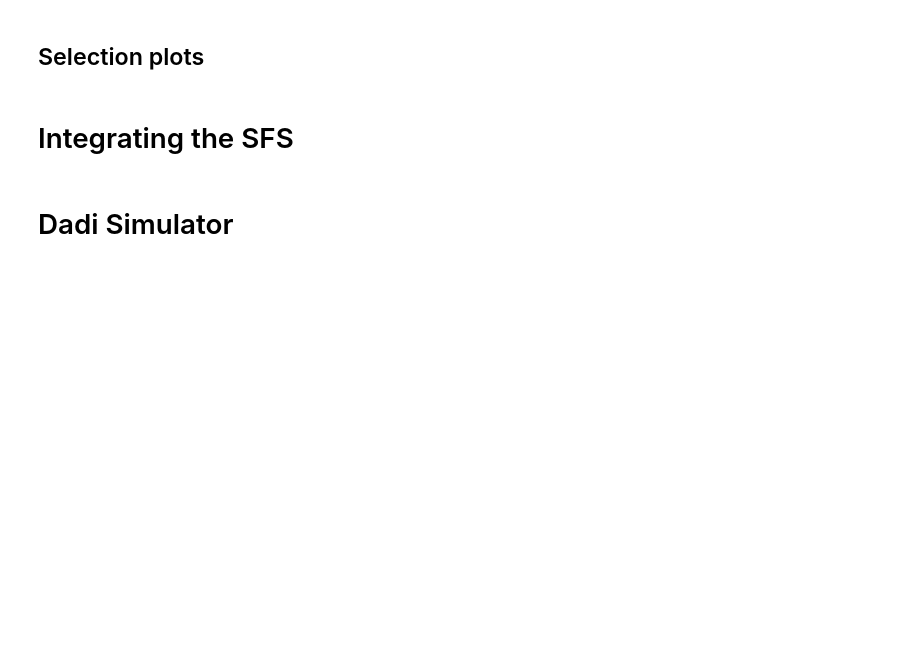
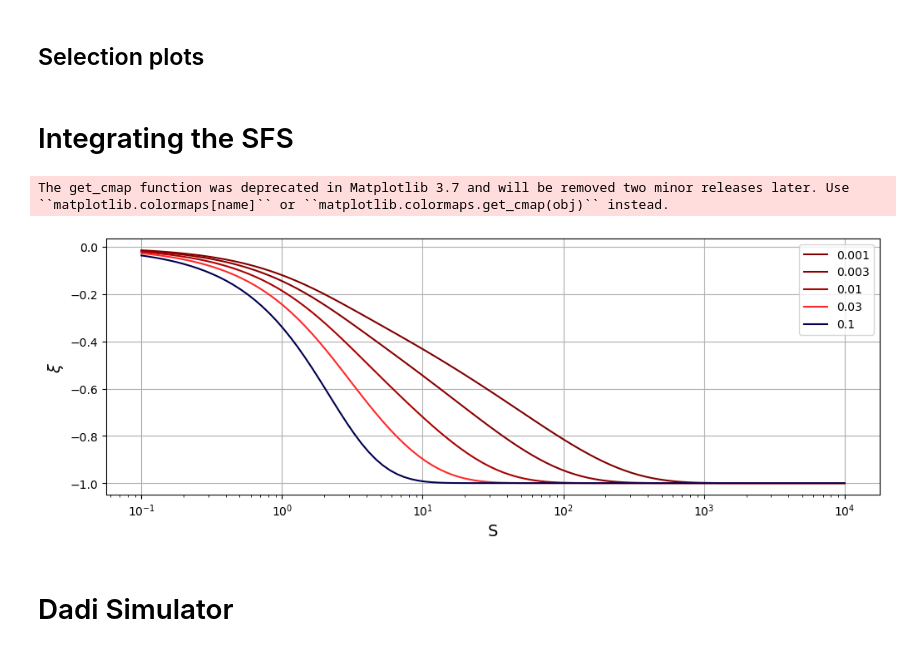
Before and after one commit to emkoch/popspec, a Jupyter notebook: Effect_size.ipynb, the cells around one changed output. Drawn from its saved outputs; the diff is of its cells as text; code cells hidden in the pictures; blank space fills up the shorter version.

```diff
--- a/Effect_size.ipynb
+++ b/Effect_size.ipynb
@@ -225,36 +225,43 @@ def sfs_ud_params_sigma(xx, theta, S_ud):
                  erf(np.sqrt(S_ud)/2)))
 
 ud_burden = lambda xx, theta, sigma: xx*sfs_ud_params_sigma(xx, theta, sigma)
 
 def poly_prob(yy, sigma):
     return sp.integrate.quad(sfs_ud_params_sigma, yy, 1-yy, args=(1, sigma))[0]
 
 def ex_burden(sigma):
     return sp.integrate.quad(ud_burden, 0, 1, args=(1, sigma))[0]
 
-def stab_corr(yy, sigma):
+def stab_corr(yy, sigma, pos_d=True):
     burd = ex_burden(sigma)
     neut_prob = poly_prob(yy, 0)
     double_prob = poly_prob(yy, 4*sigma)
     single_prob = poly_prob(yy, sigma)
-    return burd * (double_prob - neut_prob) / (burd * (double_prob + neut_prob) + single_prob**2)
+    if pos_d:
+        return (double_prob - neut_prob) / (double_prob + neut_prob)
+    else:
+        return burd * (double_prob - neut_prob) / (burd * (double_prob + neut_prob) + single_prob**2)
+
 
 cmap = get_cmap('seismic_r')
 norm = Normalize(vmin=0.001, vmax=0.1)
 
 MAF_thr_values = [0.1, 0.03, 0.01, 0.003, 0.001][::-1]
 sigma_set = np.logspace(-1, 4, 100)
 
 for MAF_thr in MAF_thr_values:
-    corr_set = [stab_corr(MAF_thr, sigma) for sigma in sigma_set]
+    corr_set = [stab_corr(MAF_thr, sigma, True) for sigma in sigma_set]
     plt.plot(sigma_set, corr_set, color=cmap(norm(MAF_thr)), label=str(MAF_thr))
 
 plt.grid()
 plt.xscale("log")
 plt.xlabel("S", fontsize = 14)
 plt.ylabel("$\\xi$", fontsize = 14)
 plt.legend()
 plt.show()
+# %% [output]
+The get_cmap function was deprecated in Matplotlib 3.7 and will be removed two minor releases later. Use ``matplotlib.colormaps[name]`` or ``matplotlib.colormaps.get_cmap(obj)`` instead.
+[figure, added]
 # %%
 ## We're going to work with the simulations to plot the above curves
 # 1. Find all instances where both variants satisfy the MAF threshold
```
Also changed, not shown: parts of 4 cells of this notebook.
